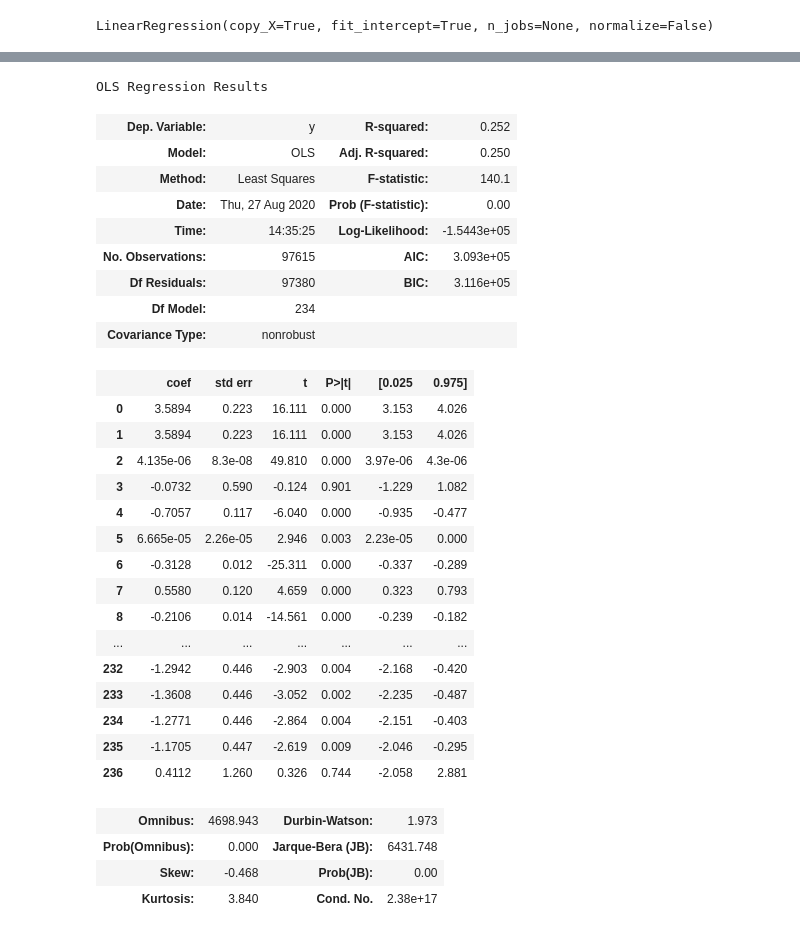
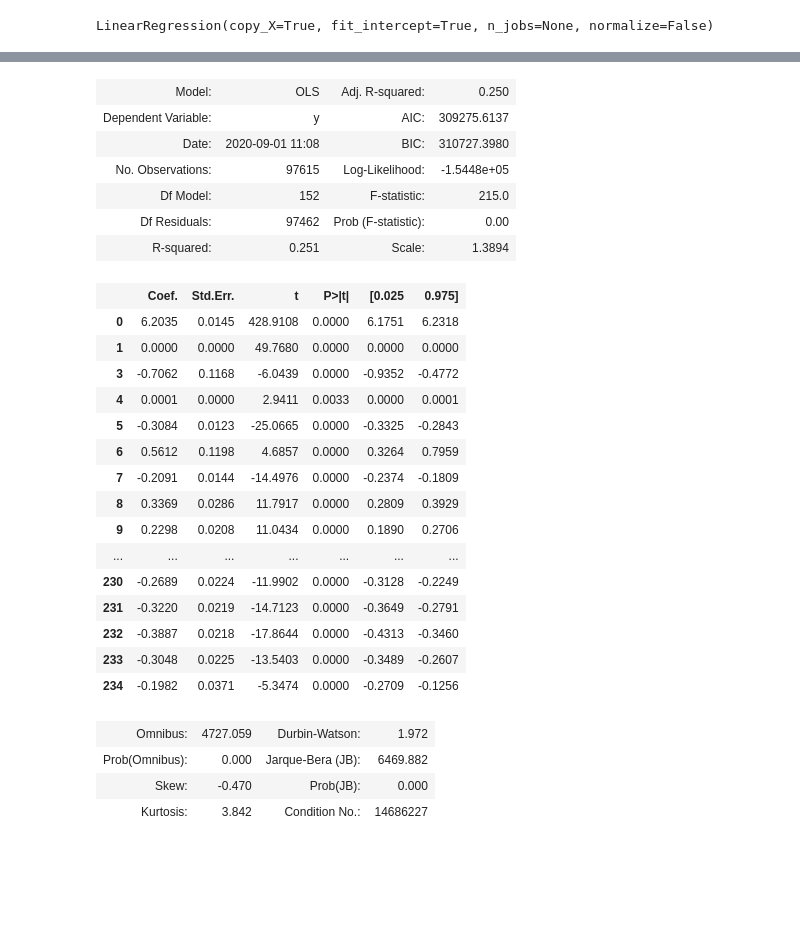
Before and after one commit to Zbtinp/IMDb, a Jupyter notebook: US Movie Analysis.ipynb, the cells around one changed output, grey strips where cells are left out. Cells and saved outputs as stored; diff of their text form; code cells hidden in the pictures; blank space fills up the shorter version.

```diff
--- a/US Movie Analysis.ipynb
+++ b/US Movie Analysis.ipynb
@@ -596,4 +570,5 @@ strong multicollinearity problems or that the design matrix is singular.
 # %%
+sl = 0.1
 pValues = statreg.summary2().tables[1]['P>|t|']
 # %%
 pValues = pValues.sort_values(ascending=False)
@@ -604,3 +576,0 @@ val = pValues.iloc[0, 0]
-# %%
-X_opt = X_opt.drop(columns = [val])
-X_opt
@@ -620,0 +577,5 @@ X_opt
+# %%
+feature_val = pValues.iloc[0, 0]
+sig_val = pValues.iloc[0,1]
+adj_r = statreg.summary2().tables[0][3][0]
+print(feature_val, ', ' , sig_val)
@@ -621,6 +584,11 @@ X_opt
 # %%
-statreg = sm.OLS(endog = y, exog = X_opt).fit()
-pValues = statreg.summary2().tables[1]['P>|t|']
-pValues = pValues.sort_values(ascending=False)
-pValues = pValues.reset_index()
-pValues.columns = ['features', 'p-value']
+while sl < sig_val:
+    print('comparing: ', sl, ' < ', sig_val, 'and dropping column', feature_val, 'with adjusted R-squared = ', adj_r)
+    X_opt = X_opt.drop(columns = [feature_val])
+    statreg = sm.OLS(endog = y, exog = X_opt).fit()
+    pValues = statreg.summary2().tables[1]['P>|t|']
+    pValues = pValues.sort_values(ascending=False)
+    pValues = pValues.reset_index()
+    pValues.columns = ['features', 'p-value']
+    feature_val = pValues.iloc[0, 0]
+    sig_val = pValues.iloc[0,1]
@@ -643,33 +613,30 @@ pValues
 # %%
-statreg.summary()
+statreg.summary2()
 # %% [output]
-OLS Regression Results
-| Dep. Variable: | y | R-squared: | 0.252 |
 | Model: | OLS | Adj. R-squared: | 0.250 |
-| Method: | Least Squares | F-statistic: | 140.1 |
-| Date: | Thu, 27 Aug 2020 | Prob (F-statistic): | 0.00 |
-| Time: | 14:35:25 | Log-Likelihood: | -1.5443e+05 |
-| No. Observations: | 97615 | AIC: | 3.093e+05 |
-| Df Residuals: | 97380 | BIC: | 3.116e+05 |
-| Df Model: | 234 |  |  |
-| Covariance Type: | nonrobust |  |  |
+| Dependent Variable: | y | AIC: | 309275.6137 |
+| Date: | 2020-09-01 11:08 | BIC: | 310727.3980 |
+| No. Observations: | 97615 | Log-Likelihood: | -1.5448e+05 |
+| Df Model: | 152 | F-statistic: | 215.0 |
+| Df Residuals: | 97462 | Prob (F-statistic): | 0.00 |
+| R-squared: | 0.251 | Scale: | 1.3894 |
-|  | coef | std err | t | P>|t| | [0.025 | 0.975] |
-| 0 | 3.5894 | 0.223 | 16.111 | 0.000 | 3.153 | 4.026 |
-| 1 | 3.5894 | 0.223 | 16.111 | 0.000 | 3.153 | 4.026 |
-| 2 | 4.135e-06 | 8.3e-08 | 49.810 | 0.000 | 3.97e-06 | 4.3e-06 |
-| 3 | -0.0732 | 0.590 | -0.124 | 0.901 | -1.229 | 1.082 |
-| 4 | -0.7057 | 0.117 | -6.040 | 0.000 | -0.935 | -0.477 |
-| 5 | 6.665e-05 | 2.26e-05 | 2.946 | 0.003 | 2.23e-05 | 0.000 |
-| 6 | -0.3128 | 0.012 | -25.311 | 0.000 | -0.337 | -0.289 |
-| 7 | 0.5580 | 0.120 | 4.659 | 0.000 | 0.323 | 0.793 |
-| 8 | -0.2106 | 0.014 | -14.561 | 0.000 | -0.239 | -0.182 |
+|  | Coef. | Std.Err. | t | P>|t| | [0.025 | 0.975] |
+| 0 | 6.2035 | 0.0145 | 428.9108 | 0.0000 | 6.1751 | 6.2318 |
+| 1 | 0.0000 | 0.0000 | 49.7680 | 0.0000 | 0.0000 | 0.0000 |
+| 3 | -0.7062 | 0.1168 | -6.0439 | 0.0000 | -0.9352 | -0.4772 |
+| 4 | 0.0001 | 0.0000 | 2.9411 | 0.0033 | 0.0000 | 0.0001 |
+| 5 | -0.3084 | 0.0123 | -25.0665 | 0.0000 | -0.3325 | -0.2843 |
+| 6 | 0.5612 | 0.1198 | 4.6857 | 0.0000 | 0.3264 | 0.7959 |
+| 7 | -0.2091 | 0.0144 | -14.4976 | 0.0000 | -0.2374 | -0.1809 |
+| 8 | 0.3369 | 0.0286 | 11.7917 | 0.0000 | 0.2809 | 0.3929 |
+| 9 | 0.2298 | 0.0208 | 11.0434 | 0.0000 | 0.1890 | 0.2706 |
 | ... | ... | ... | ... | ... | ... | ... |
-| 232 | -1.2942 | 0.446 | -2.903 | 0.004 | -2.168 | -0.420 |
-| 233 | -1.3608 | 0.446 | -3.052 | 0.002 | -2.235 | -0.487 |
-| 234 | -1.2771 | 0.446 | -2.864 | 0.004 | -2.151 | -0.403 |
-| 235 | -1.1705 | 0.447 | -2.619 | 0.009 | -2.046 | -0.295 |
-| 236 | 0.4112 | 1.260 | 0.326 | 0.744 | -2.058 | 2.881 |
+| 230 | -0.2689 | 0.0224 | -11.9902 | 0.0000 | -0.3128 | -0.2249 |
+| 231 | -0.3220 | 0.0219 | -14.7123 | 0.0000 | -0.3649 | -0.2791 |
+| 232 | -0.3887 | 0.0218 | -17.8644 | 0.0000 | -0.4313 | -0.3460 |
+| 233 | -0.3048 | 0.0225 | -13.5403 | 0.0000 | -0.3489 | -0.2607 |
+| 234 | -0.1982 | 0.0371 | -5.3474 | 0.0000 | -0.2709 | -0.1256 |
-| Omnibus: | 4698.943 | Durbin-Watson: | 1.973 |
-| Prob(Omnibus): | 0.000 | Jarque-Bera (JB): | 6431.748 |
-| Skew: | -0.468 | Prob(JB): | 0.00 |
-| Kurtosis: | 3.840 | Cond. No. | 2.38e+17 |
+| Omnibus: | 4727.059 | Durbin-Watson: | 1.972 |
+| Prob(Omnibus): | 0.000 | Jarque-Bera (JB): | 6469.882 |
+| Skew: | -0.470 | Prob(JB): | 0.000 |
+| Kurtosis: | 3.842 | Condition No.: | 14686227 |
```
Also changed, not shown: parts of 20 cells of this notebook.
